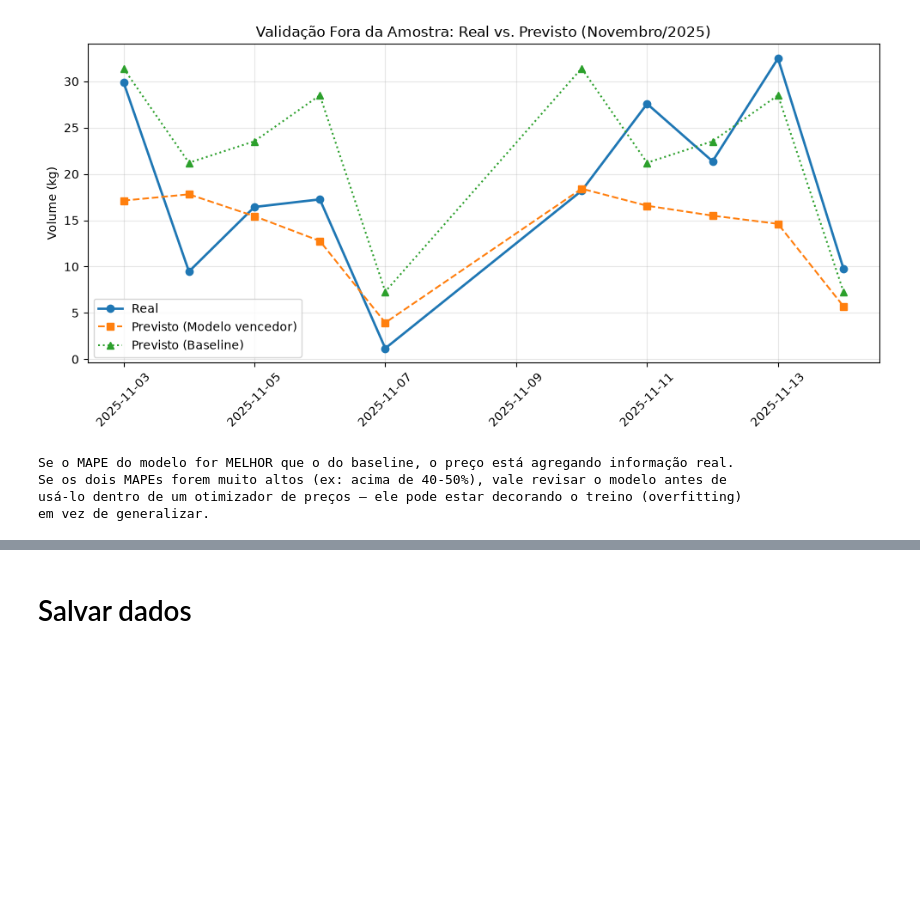
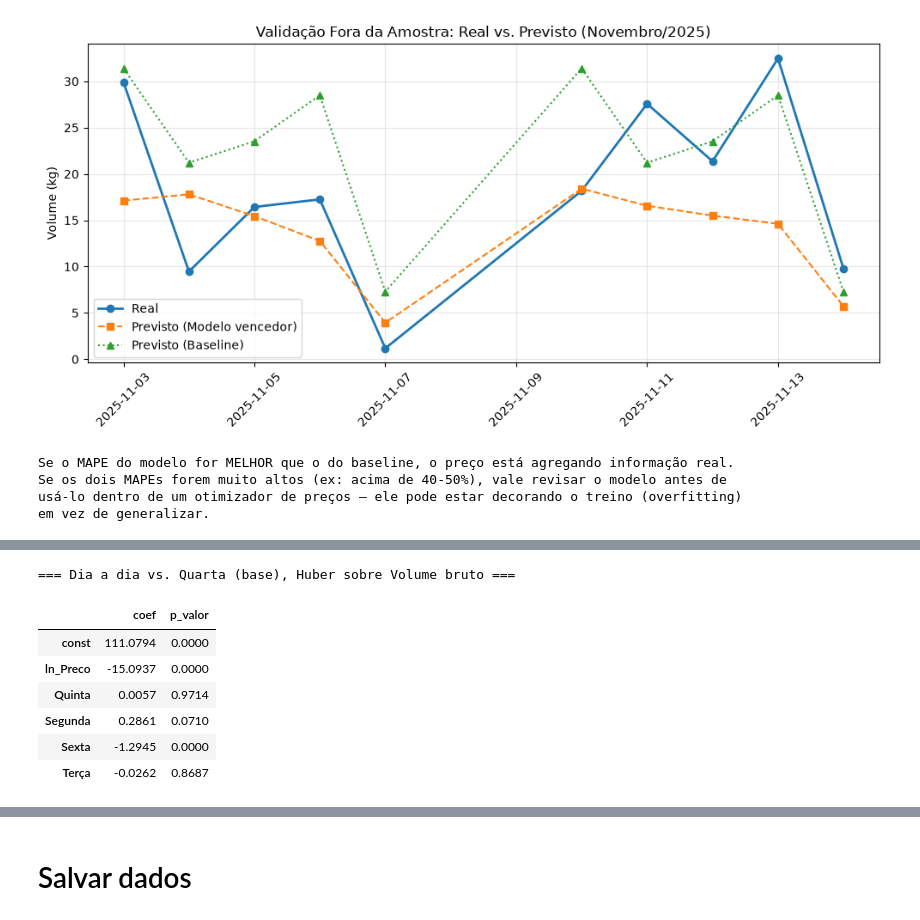
Before and after one commit to natfaria/2026-resolucao_problemas, a Jupyter notebook: 2026_resolucao_problemas/notebooks/01-EDA_v3.ipynb, the cells around one changed output, grey strips where cells are left out. Saved outputs shown, nothing was run; the diff lists cells and outputs as text; code cells hidden in the pictures; blank space fills up the shorter version.

```diff
--- a/2026_resolucao_problemas/notebooks/01-EDA_v3.ipynb
+++ b/2026_resolucao_problemas/notebooks/01-EDA_v3.ipynb
@@ -1849,0 +2115,20 @@ em vez de generalizar.
+# %%
+m_cluster_test = df_treino[~df_treino['Dia da Semana'].isin(['Sábado', 'Domingo'])].copy()
+m_cluster_test['ln_Volume'] = np.log(m_cluster_test['Volume Realizado (kg)'])
+m_cluster_test['ln_Preco'] = np.log(m_cluster_test['Preço'])
+dummies_dia_teste = pd.get_dummies(m_cluster_test['Dia da Semana'], dtype=int).drop(columns=['Quarta'])
+X_dia_teste = sm.add_constant(pd.concat([m_cluster_test[['ln_Preco']], dummies_dia_teste], axis=1))
+
+modelo_dia_huber = sm.RLM(m_cluster_test['ln_Volume'], X_dia_teste, M=sm.robust.norms.HuberT()).fit()
+print("=== Dia a dia vs. Quarta (base), Huber sobre Volume bruto ===")
+resumo_dia = pd.DataFrame({'coef': modelo_dia_huber.params, 'p_valor': modelo_dia_huber.pvalues})
+display(resumo_dia.round(4))
+# %% [output]
+=== Dia a dia vs. Quarta (base), Huber sobre Volume bruto ===
+|  | coef | p_valor |
+| const | 111.0794 | 0.0000 |
+| ln_Preco | -15.0937 | 0.0000 |
+| Quinta | 0.0057 | 0.9714 |
+| Segunda | 0.2861 | 0.0710 |
+| Sexta | -1.2945 | 0.0000 |
+| Terça | -0.0262 | 0.8687 |
```
Also changed, not shown: parts of 21 cells of this notebook.
